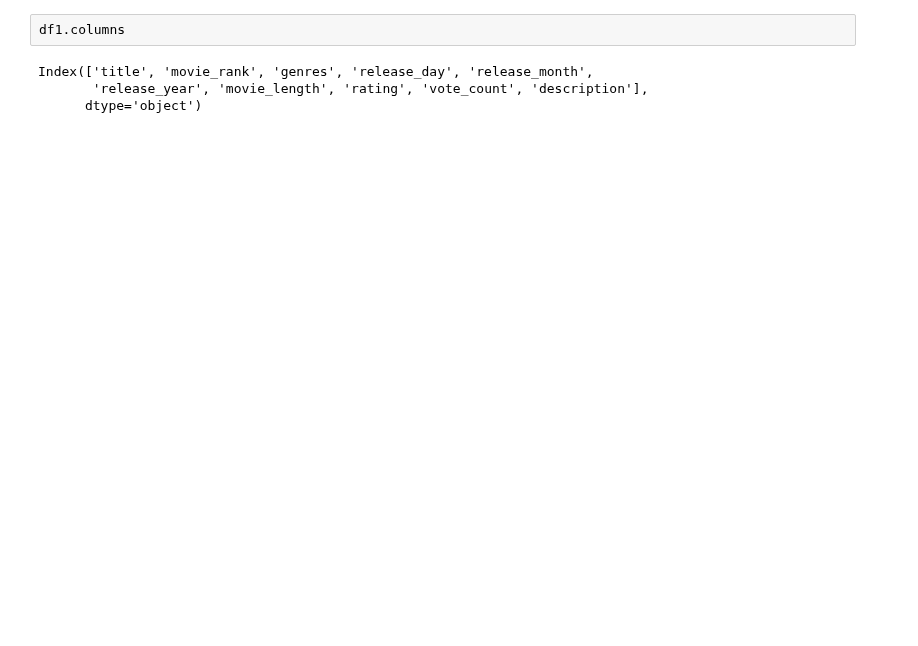
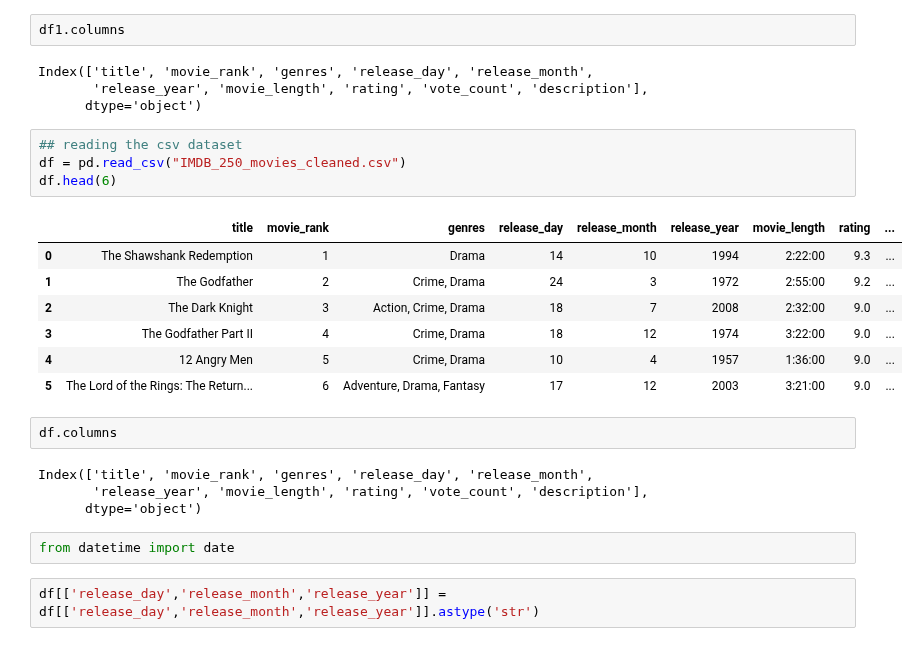
Before and after one commit to Cemputus/Data-Mining-and-Wrangling---movie-scraping, a Jupyter notebook: Analysis/Edube_webscrap.ipynb, the cells around one changed output. Saved outputs shown, nothing was run; the diff lists cells and outputs as text; blank space fills up the shorter version.

```diff
--- a/Analysis/Edube_webscrap.ipynb
+++ b/Analysis/Edube_webscrap.ipynb
@@ -54,3 +54,25 @@ df1.columns
 Index(['title', 'movie_rank', 'genres', 'release_day', 'release_month',
        'release_year', 'movie_length', 'rating', 'vote_count', 'description'],
       dtype='object')
+# %%
+## reading the csv dataset
+df = pd.read_csv("IMDB_250_movies_cleaned.csv")
+df.head(6)
+# %% [output]
+|  | title | movie_rank | genres | release_day | release_month | release_year | movie_length | rating | ... |
+| 0 | The Shawshank Redemption | 1 | Drama | 14 | 10 | 1994 | 2:22:00 | 9.3 | ... |
+| 1 | The Godfather | 2 | Crime, Drama | 24 | 3 | 1972 | 2:55:00 | 9.2 | ... |
+| 2 | The Dark Knight | 3 | Action, Crime, Drama | 18 | 7 | 2008 | 2:32:00 | 9.0 | ... |
+| 3 | The Godfather Part II | 4 | Crime, Drama | 18 | 12 | 1974 | 3:22:00 | 9.0 | ... |
+| 4 | 12 Angry Men | 5 | Crime, Drama | 10 | 4 | 1957 | 1:36:00 | 9.0 | ... |
+| 5 | The Lord of the Rings: The Return... | 6 | Adventure, Drama, Fantasy | 17 | 12 | 2003 | 3:21:00 | 9.0 | ... |
+# %%
+df.columns
+# %% [output]
+Index(['title', 'movie_rank', 'genres', 'release_day', 'release_month',
+       'release_year', 'movie_length', 'rating', 'vote_count', 'description'],
+      dtype='object')
+# %%
+from datetime import date
+# %%
+df[['release_day','release_month','release_year']] = df[['release_day','release_month','release_year']].astype('str')
```
Also changed, not shown: parts of 7 cells of this notebook, 1 other file.
